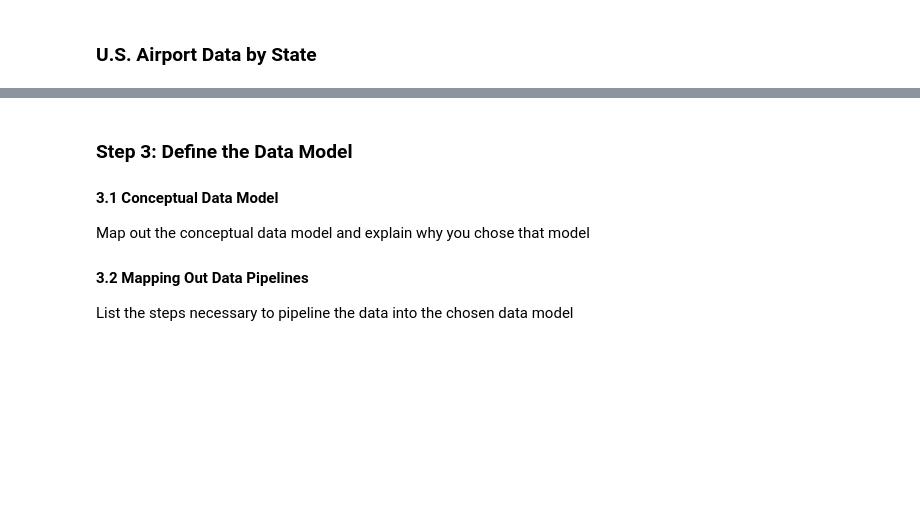
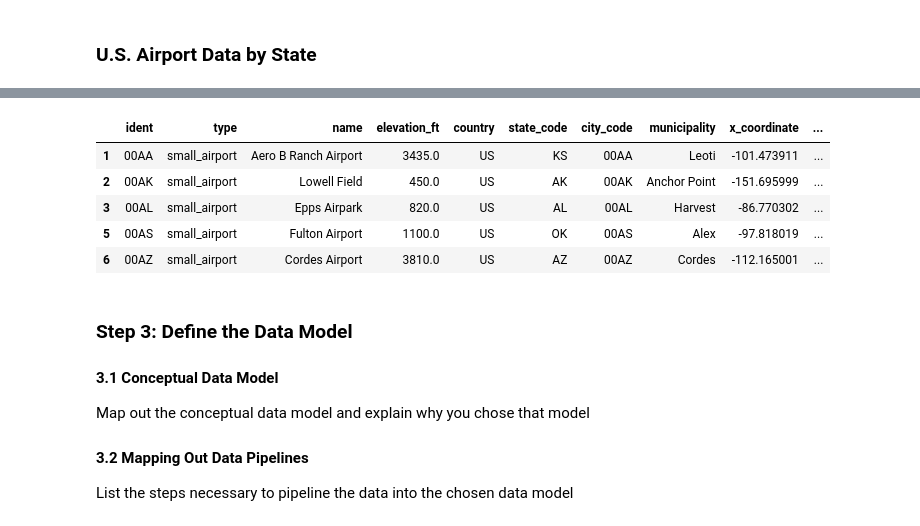
Before and after one commit to jlga94/dend-capstone, a Jupyter notebook: Capstone_DEND.ipynb, the cells around one changed output, grey strips where cells are left out. Saved outputs shown, nothing was run; the diff lists cells and outputs as text; code cells hidden in the pictures; blank space fills up the shorter version.

```diff
--- a/Capstone_DEND.ipynb
+++ b/Capstone_DEND.ipynb
@@ -240,7 +432,14 @@ us_df_airport["country"] = us_df_airport["iso_country"]
 us_df_airport["city_code"] = us_df_airport["local_code"]
 us_df_airport = us_df_airport[["ident","type","name","elevation_ft","country","state_code","city_code","municipality","x_coordinate","y_coordinate"]]
 # %%
-us_df_airport
+us_df_airport.head()
+# %% [output]
+|  | ident | type | name | elevation_ft | country | state_code | city_code | municipality | x_coordinate | ... |
+| 1 | 00AA | small_airport | Aero B Ranch Airport | 3435.0 | US | KS | 00AA | Leoti | -101.473911 | ... |
+| 2 | 00AK | small_airport | Lowell Field | 450.0 | US | AK | 00AK | Anchor Point | -151.695999 | ... |
+| 3 | 00AL | small_airport | Epps Airpark | 820.0 | US | AL | 00AL | Harvest | -86.770302 | ... |
+| 5 | 00AS | small_airport | Fulton Airport | 1100.0 | US | OK | 00AS | Alex | -97.818019 | ... |
+| 6 | 00AZ | small_airport | Cordes Airport | 3810.0 | US | AZ | 00AZ | Cordes | -112.165001 | ... |
 # %%
 us_df_airport.to_csv("us_airports.csv",index=False)
 # %% [markdown]
```
Also changed, not shown: parts of 31 cells of this notebook.
